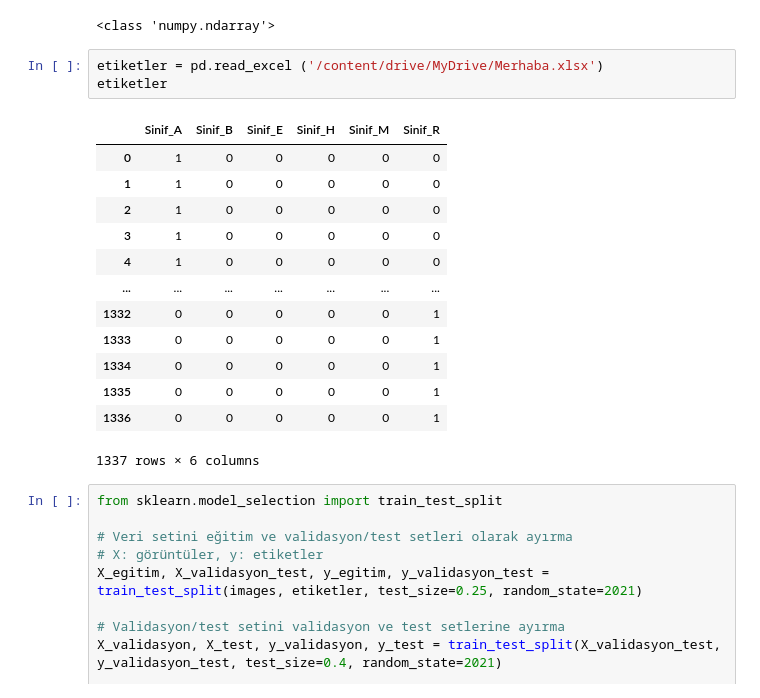
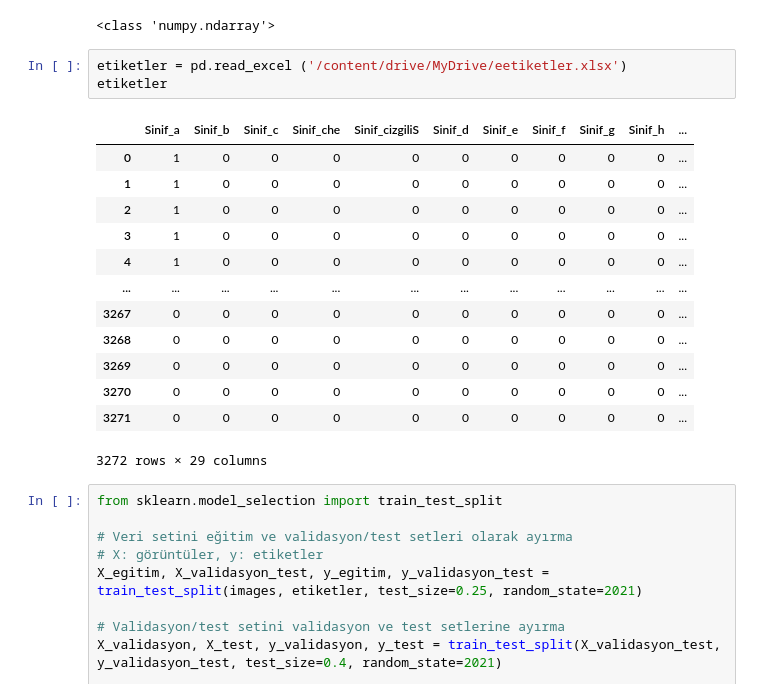
Before and after one commit to zaferkhaliqi/Teknofest-ogrenciler-ile, a Jupyter notebook: Isaret dili.ipynb, the cells around one changed output. Cells and saved outputs as stored; diff of their text form.

```diff
--- a/Isaret dili.ipynb
+++ b/Isaret dili.ipynb
@@ -77,22 +77,22 @@ print(type(images))
 # %% [output]
 <class 'numpy.ndarray'>
 # %%
-etiketler = pd.read_excel ('/content/drive/MyDrive/Merhaba.xlsx')
+etiketler = pd.read_excel ('/content/drive/MyDrive/eetiketler.xlsx')
 etiketler
 # %% [output]
-|  | Sinif_A | Sinif_B | Sinif_E | Sinif_H | Sinif_M | Sinif_R |
-| 0 | 1 | 0 | 0 | 0 | 0 | 0 |
-| 1 | 1 | 0 | 0 | 0 | 0 | 0 |
-| 2 | 1 | 0 | 0 | 0 | 0 | 0 |
-| 3 | 1 | 0 | 0 | 0 | 0 | 0 |
-| 4 | 1 | 0 | 0 | 0 | 0 | 0 |
-| ... | ... | ... | ... | ... | ... | ... |
-| 1332 | 0 | 0 | 0 | 0 | 0 | 1 |
-| 1333 | 0 | 0 | 0 | 0 | 0 | 1 |
-| 1334 | 0 | 0 | 0 | 0 | 0 | 1 |
-| 1335 | 0 | 0 | 0 | 0 | 0 | 1 |
-| 1336 | 0 | 0 | 0 | 0 | 0 | 1 |
+|  | Sinif_a | Sinif_b | Sinif_c | Sinif_che | Sinif_cizgiliS | Sinif_d | Sinif_e | Sinif_f | Sinif_g | Sinif_h | ... |
+| 0 | 1 | 0 | 0 | 0 | 0 | 0 | 0 | 0 | 0 | 0 | ... |
+| 1 | 1 | 0 | 0 | 0 | 0 | 0 | 0 | 0 | 0 | 0 | ... |
+| 2 | 1 | 0 | 0 | 0 | 0 | 0 | 0 | 0 | 0 | 0 | ... |
+| 3 | 1 | 0 | 0 | 0 | 0 | 0 | 0 | 0 | 0 | 0 | ... |
+| 4 | 1 | 0 | 0 | 0 | 0 | 0 | 0 | 0 | 0 | 0 | ... |
+| ... | ... | ... | ... | ... | ... | ... | ... | ... | ... | ... | ... |
+| 3267 | 0 | 0 | 0 | 0 | 0 | 0 | 0 | 0 | 0 | 0 | ... |
+| 3268 | 0 | 0 | 0 | 0 | 0 | 0 | 0 | 0 | 0 | 0 | ... |
+| 3269 | 0 | 0 | 0 | 0 | 0 | 0 | 0 | 0 | 0 | 0 | ... |
+| 3270 | 0 | 0 | 0 | 0 | 0 | 0 | 0 | 0 | 0 | 0 | ... |
+| 3271 | 0 | 0 | 0 | 0 | 0 | 0 | 0 | 0 | 0 | 0 | ... |
-1337 rows × 6 columns
+3272 rows × 29 columns
 # %%
 from sklearn.model_selection import train_test_split
 
```
